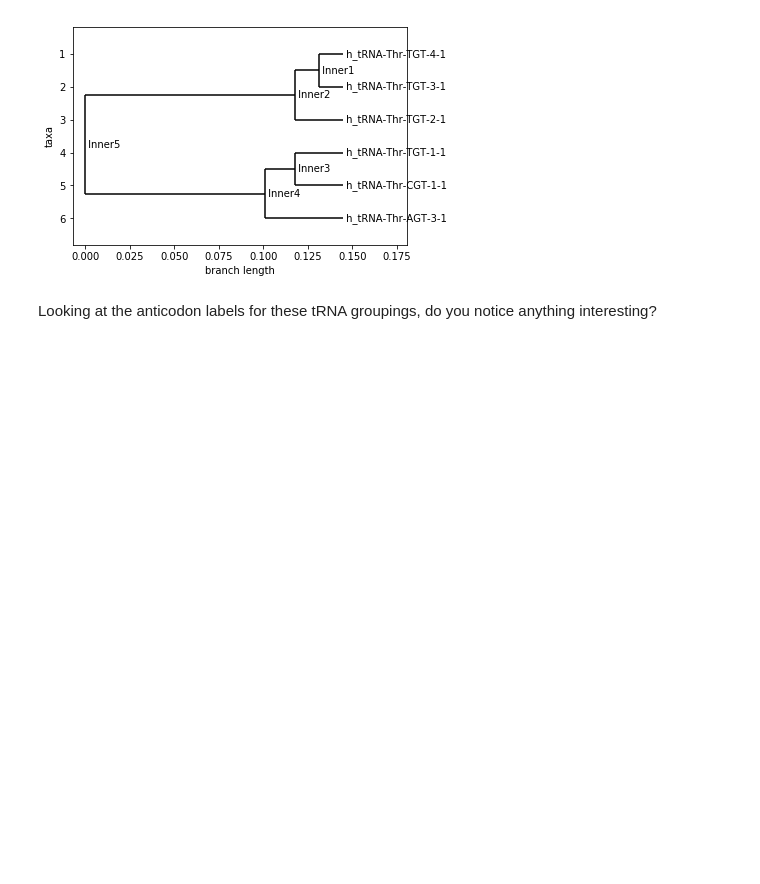
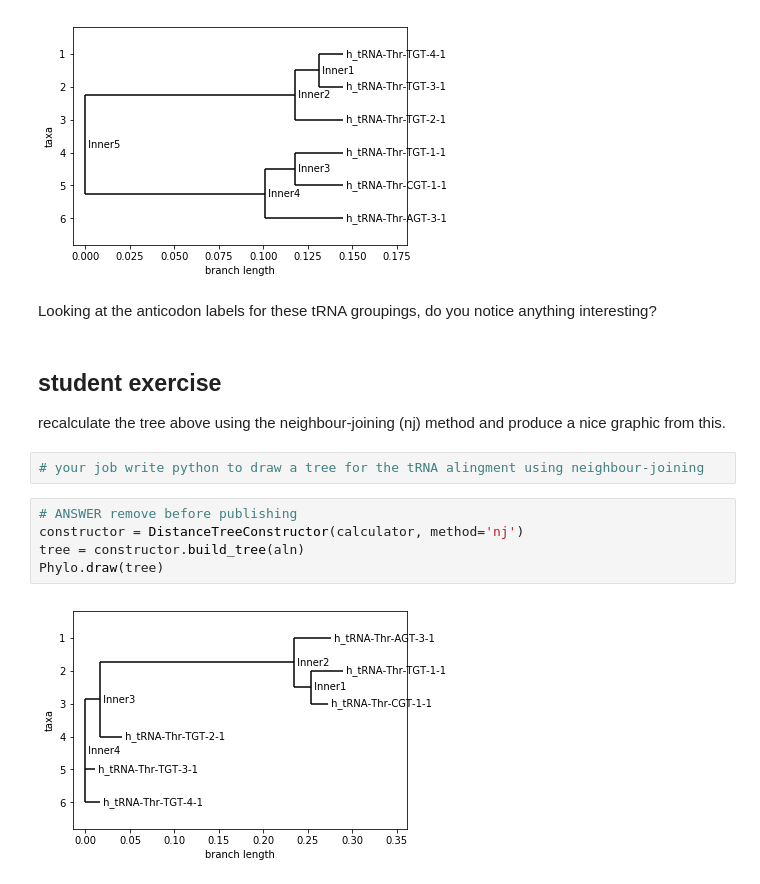
Before and after one commit to ARU-Bioinf-CMA-2020/tw8, a Jupyter notebook: Phylogenetic_trees_from_MSA_notebook.ipynb, the cells around one changed output. Cells and saved outputs as stored; diff of their text form; blank space fills up the shorter version.

Commit message:
exercise

```diff
--- a/Phylogenetic_trees_from_MSA_notebook.ipynb
+++ b/Phylogenetic_trees_from_MSA_notebook.ipynb
@@ -155,3 +150,16 @@ Phylo.draw(tree)
 [figure]
 # %% [markdown]
 Looking at the anticodon labels for these tRNA groupings, do you notice anything interesting?
+# %% [markdown]
+## student exercise
+
+recalculate the tree above using the neighbour-joining (nj) method and produce a nice graphic from this.
+# %%
+# your job write python to draw a tree for the tRNA alingment using neighbour-joining
+# %%
+# ANSWER remove before publishing
+constructor = DistanceTreeConstructor(calculator, method='nj')
+tree = constructor.build_tree(aln)
+Phylo.draw(tree)
+# %% [output]
+[figure, added]
```
Also changed, not shown: parts of 14 cells of this notebook.
